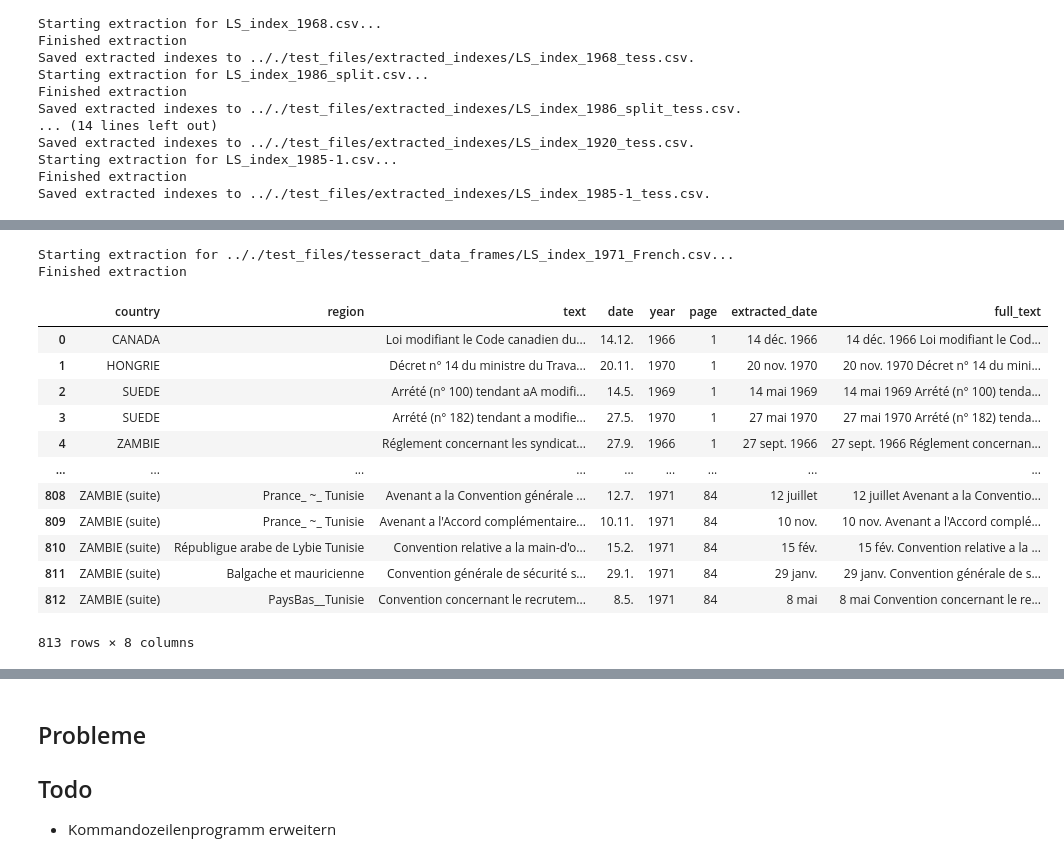
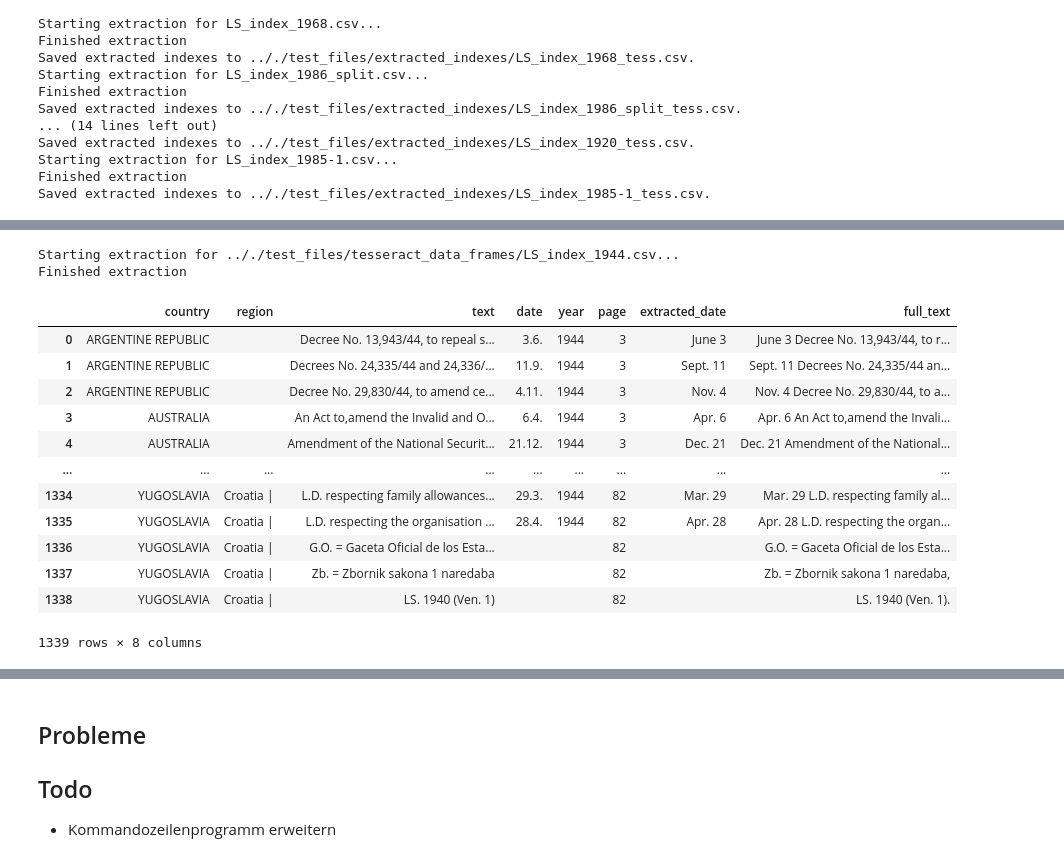
Before and after one commit to jeusa/indexex, a Jupyter notebook: code/index_extraction.ipynb, the cells around one changed output, grey strips where cells are left out. Cells and saved outputs as stored; diff of their text form; code cells hidden in the pictures.

```diff
--- a/code/index_extraction.ipynb
+++ b/code/index_extraction.ipynb
@@ -39,7 +39,7 @@ if system()=="Windows":
 
 indexes_csv = util.list_files(indexes_path, suffix=".csv")
 
-file = test_dfs[-5]
+file = test_dfs[1]
 display(test_dfs, file)
 # %% [output]
 ['.././test_files/tesseract_data_frames/LS_index_1921.csv',
@@ -203,26 +221,31 @@ b_x0, b_x1, c0_c = group.group_line_starts_ends(l, "fitz")
 bor = lines.make_borders_df(b_x0, b_x1)
 # %%
 # tess mode
+start_page = 1
+country_centered = False
+start_indented = False
+
 pdf_df = pd.read_csv(file)
+pdf_df = pdf_df.loc[pdf_df["page_num"] >= start_page]
 lines_df = lines.make_lines_df_from_ocr(pdf_df)
 bins_x0, bins_x1, x0_n = group.group_line_starts_ends(lines_df, "tess")
 borders = lines.make_borders_df(bins_x0, bins_x1)
 
-rec_df = extract.extract_indexes(pdf_df, lines_df, file, "tess")
+rec_df = extract.extract_indexes(pdf_df, lines_df, file, "tess", country_centered=country_centered, start_indented=start_indented)
 rec_df
 # %% [output]
-Starting extraction for .././test_files/tesseract_data_frames/LS_index_1971_French.csv...
+Starting extraction for .././test_files/tesseract_data_frames/LS_index_1944.csv...
 Finished extraction
 |  | country | region | text | date | year | page | extracted_date | full_text |
-| 0 | CANADA |  | Loi modifiant le Code canadien du... | 14.12. | 1966 | 1 | 14 déc. 1966 | 14 déc. 1966 Loi modifiant le Cod... |
-| 1 | HONGRIE |  | Décret n° 14 du ministre du Trava... | 20.11. | 1970 | 1 | 20 nov. 1970 | 20 nov. 1970 Décret n° 14 du mini... |
-| 2 | SUEDE |  | Arrété (n° 100) tendant aA modifi... | 14.5. | 1969 | 1 | 14 mai 1969 | 14 mai 1969 Arrété (n° 100) tenda... |
-| 3 | SUEDE |  | Arrété (n° 182) tendant a modifie... | 27.5. | 1970 | 1 | 27 mai 1970 | 27 mai 1970 Arrété (n° 182) tenda... |
-| 4 | ZAMBIE |  | Réglement concernant les syndicat... | 27.9. | 1966 | 1 | 27 sept. 1966 | 27 sept. 1966 Réglement concernan... |
+| 0 | ARGENTINE REPUBLIC |  | Decree No. 13,943/44, to repeal s... | 3.6. | 1944 | 3 | June 3 | June 3 Decree No. 13,943/44, to r... |
+| 1 | ARGENTINE REPUBLIC |  | Decrees No. 24,335/44 and 24,336/... | 11.9. | 1944 | 3 | Sept. 11 | Sept. 11 Decrees No. 24,335/44 an... |
+| 2 | ARGENTINE REPUBLIC |  | Decree No. 29,830/44, to amend ce... | 4.11. | 1944 | 3 | Nov. 4 | Nov. 4 Decree No. 29,830/44, to a... |
+| 3 | AUSTRALIA |  | An Act to,amend the Invalid and O... | 6.4. | 1944 | 3 | Apr. 6 | Apr. 6 An Act to,amend the Invali... |
+| 4 | AUSTRALIA |  | Amendment of the National Securit... | 21.12. | 1944 | 3 | Dec. 21 | Dec. 21 Amendment of the National... |
 | ... | ... | ... | ... | ... | ... | ... | ... | ... |
-| 808 | ZAMBIE (suite) | Prance_ ~_ Tunisie | Avenant a la Convention générale ... | 12.7. | 1971 | 84 | 12 juillet | 12 juillet Avenant a la Conventio... |
-| 809 | ZAMBIE (suite) | Prance_ ~_ Tunisie | Avenant a l'Accord complémentaire... | 10.11. | 1971 | 84 | 10 nov. | 10 nov. Avenant a l'Accord complé... |
-| 810 | ZAMBIE (suite) | Républigue arabe de Lybie Tunisie | Convention relative a la main-d'o... | 15.2. | 1971 | 84 | 15 fév. | 15 fév. Convention relative a la ... |
-| 811 | ZAMBIE (suite) | Balgache et mauricienne | Convention générale de sécurité s... | 29.1. | 1971 | 84 | 29 janv. | 29 janv. Convention générale de s... |
-| 812 | ZAMBIE (suite) | PaysBas__Tunisie | Convention concernant le recrutem... | 8.5. | 1971 | 84 | 8 mai | 8 mai Convention concernant le re... |
+| 1334 | YUGOSLAVIA | Croatia | | L.D. respecting family allowances... | 29.3. | 1944 | 82 | Mar. 29 | Mar. 29 L.D. respecting family al... |
+| 1335 | YUGOSLAVIA | Croatia | | L.D. respecting the organisation ... | 28.4. | 1944 | 82 | Apr. 28 | Apr. 28 L.D. respecting the organ... |
+| 1336 | YUGOSLAVIA | Croatia | | G.O. = Gaceta Oficial de los Esta... |  |  | 82 |  | G.O. = Gaceta Oficial de los Esta... |
+| 1337 | YUGOSLAVIA | Croatia | | Zb. = Zbornik sakona 1 naredaba |  |  | 82 |  | Zb. = Zbornik sakona 1 naredaba, |
+| 1338 | YUGOSLAVIA | Croatia | | LS. 1940 (Ven. 1) |  |  | 82 |  | LS. 1940 (Ven. 1). |
-813 rows × 8 columns
+1339 rows × 8 columns
```
Also changed, not shown: parts of 25 cells of this notebook, 10 other files.
